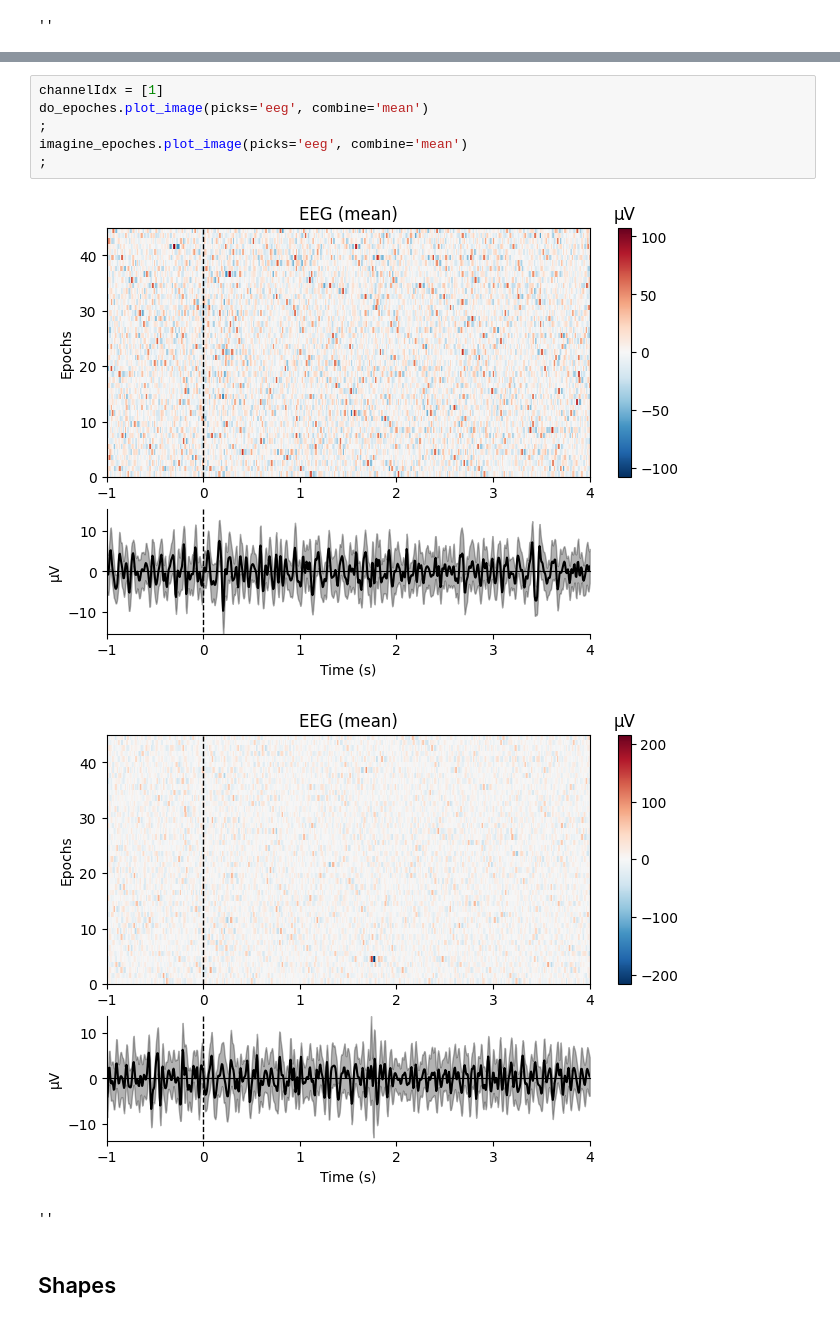
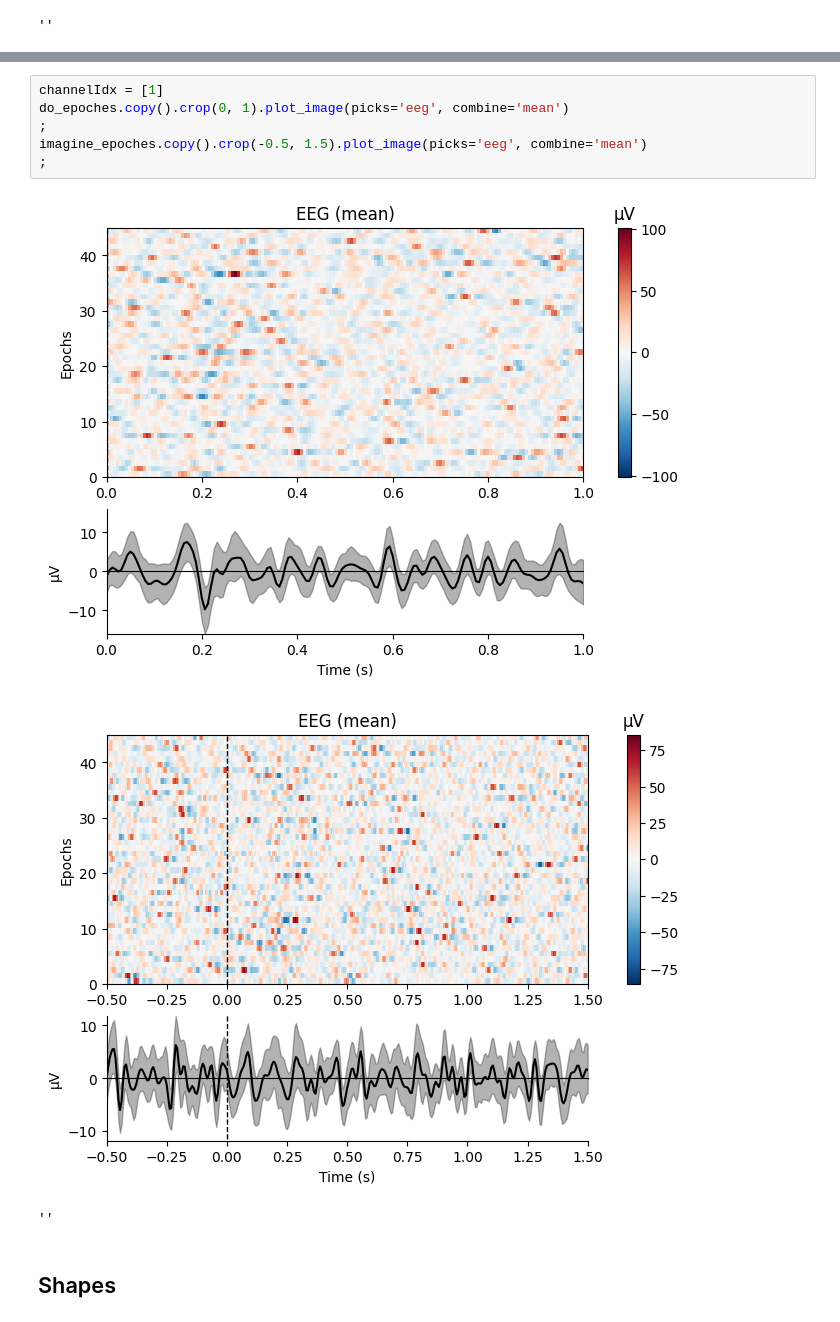
Before and after one commit to aallali/Total-perspective-Vortex, a Jupyter notebook: notebooks/01-epoches.ipynb, the cells around one changed output, grey strips where cells are left out. Cells and saved outputs as stored; diff of their text form.

```diff
--- a/notebooks/01-epoches.ipynb
+++ b/notebooks/01-epoches.ipynb
@@ -126,12 +128,12 @@ imagine_epoches['hands'].average().plot_joint(times=times)
 # %%
 channelIdx = [1]
-do_epoches.plot_image(picks='eeg', combine='mean')
+do_epoches.copy().crop(0, 1).plot_image(picks='eeg', combine='mean')
 ;
-imagine_epoches.plot_image(picks='eeg', combine='mean')
+imagine_epoches.copy().crop(-0.5, 1.5).plot_image(picks='eeg', combine='mean')
 ;
 # %% [output]
-[figure, old version]
+[figure, new version]
-[figure, old version]
+[figure, new version]
 ''
 # %% [markdown]
 ## Shapes
```
Also changed, not shown: parts of 2 cells of this notebook, 1 other file.
